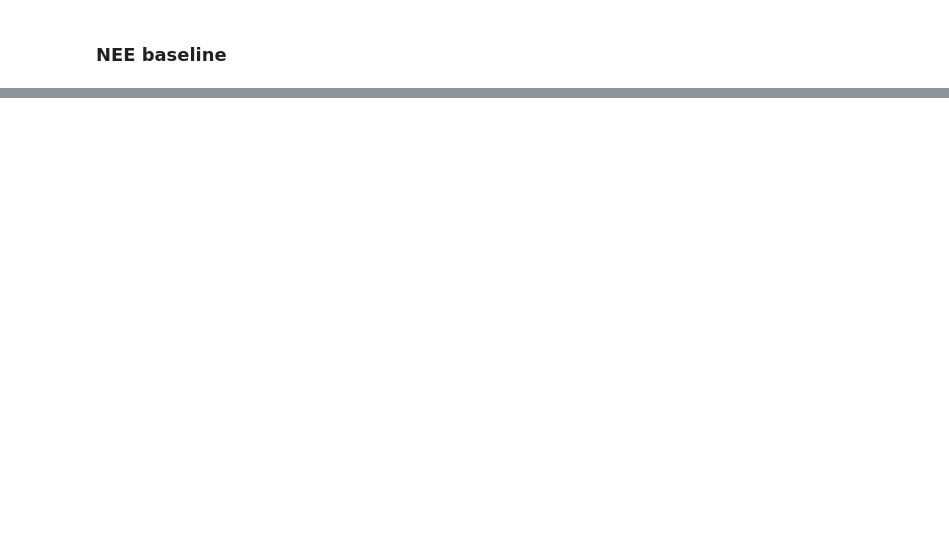
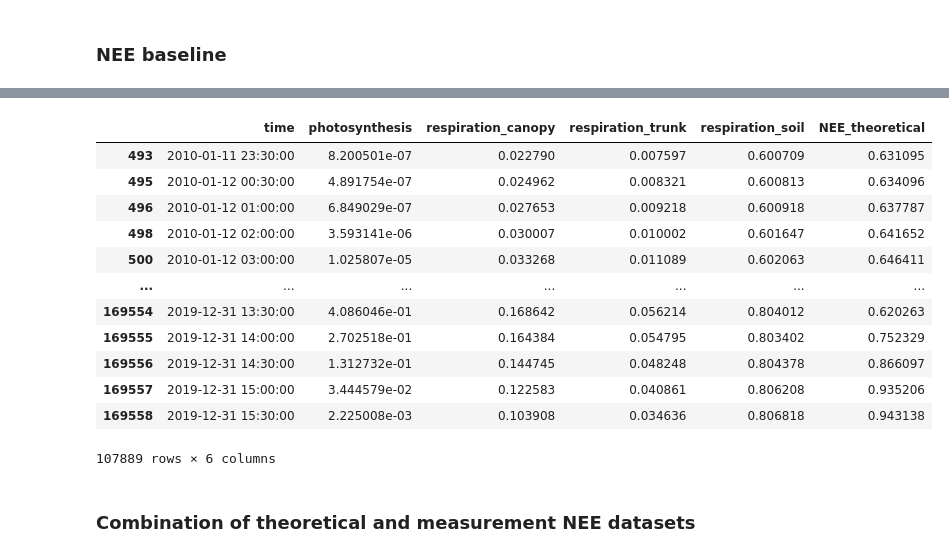
Before and after one commit to ramipiik/Data-Science-Project, a Jupyter notebook: Baseline.ipynb, the cells around one changed output, grey strips where cells are left out. Cells and saved outputs as stored; diff of their text form; code cells hidden in the pictures; blank space fills up the shorter version.

Commit message:
added NEE baseline cacluclations

```diff
--- a/Baseline.ipynb
+++ b/Baseline.ipynb
@@ -733,2 +757,4 @@ theoretical_MT.describe()
 # %% [markdown]
 ### NEE baseline
+# %%
+baseline_NEE = pd.read_csv('data/hyytiala_modelfluxes_2010-2019.csv')
@@ -734,0 +770,4 @@ theoretical_MT.describe()
+# %%
+# Drop the columns that are not needed
+baseline_NEE = baseline_NEE.drop(columns=['relative_humidity', 'soil_moisture', 'air_temp','soil_temp', 'irradiation', 'weather', 'co2', 'sample_day'])
+baseline_NEE
@@ -734,0 +788,7 @@ theoretical_MT.describe()
+# %%
+# Drop the rows that have zero values in the photosynthesis, respiration_canopy,	respiration_trunk and respiration_soil
+baseline_NEE = baseline_NEE[(baseline_NEE['photosynthesis'] != 0) &
+                            (baseline_NEE['respiration_canopy'] != 0) &
+                            (baseline_NEE['respiration_trunk'] != 0) &
+                            (baseline_NEE['respiration_soil'] != 0)]
+baseline_NEE
@@ -734,0 +809,26 @@ theoretical_MT.describe()
+# %%
+# Calculate the theoretical NEE
+baseline_NEE.loc[:, 'NEE_theoretical'] = (
+    baseline_NEE['respiration_canopy'] +
+    baseline_NEE['respiration_trunk'] +
+    baseline_NEE['respiration_soil'] -
+    baseline_NEE['photosynthesis']
+)
+
+baseline_NEE
+# %% [output]
+|  | time | photosynthesis | respiration_canopy | respiration_trunk | respiration_soil | NEE_theoretical |
+| 493 | 2010-01-11 23:30:00 | 8.200501e-07 | 0.022790 | 0.007597 | 0.600709 | 0.631095 |
+| 495 | 2010-01-12 00:30:00 | 4.891754e-07 | 0.024962 | 0.008321 | 0.600813 | 0.634096 |
+| 496 | 2010-01-12 01:00:00 | 6.849029e-07 | 0.027653 | 0.009218 | 0.600918 | 0.637787 |
+| 498 | 2010-01-12 02:00:00 | 3.593141e-06 | 0.030007 | 0.010002 | 0.601647 | 0.641652 |
+| 500 | 2010-01-12 03:00:00 | 1.025807e-05 | 0.033268 | 0.011089 | 0.602063 | 0.646411 |
+| ... | ... | ... | ... | ... | ... | ... |
+| 169554 | 2019-12-31 13:30:00 | 4.086046e-01 | 0.168642 | 0.056214 | 0.804012 | 0.620263 |
+| 169555 | 2019-12-31 14:00:00 | 2.702518e-01 | 0.164384 | 0.054795 | 0.803402 | 0.752329 |
+| 169556 | 2019-12-31 14:30:00 | 1.312732e-01 | 0.144745 | 0.048248 | 0.804378 | 0.866097 |
+| 169557 | 2019-12-31 15:00:00 | 3.444579e-02 | 0.122583 | 0.040861 | 0.806208 | 0.935206 |
+| 169558 | 2019-12-31 15:30:00 | 2.225008e-03 | 0.103908 | 0.034636 | 0.806818 | 0.943138 |
+107889 rows × 6 columns
+# %% [markdown]
+### Combination of theoretical and measurement NEE datasets
```
Also changed, not shown: parts of 14 cells of this notebook.
